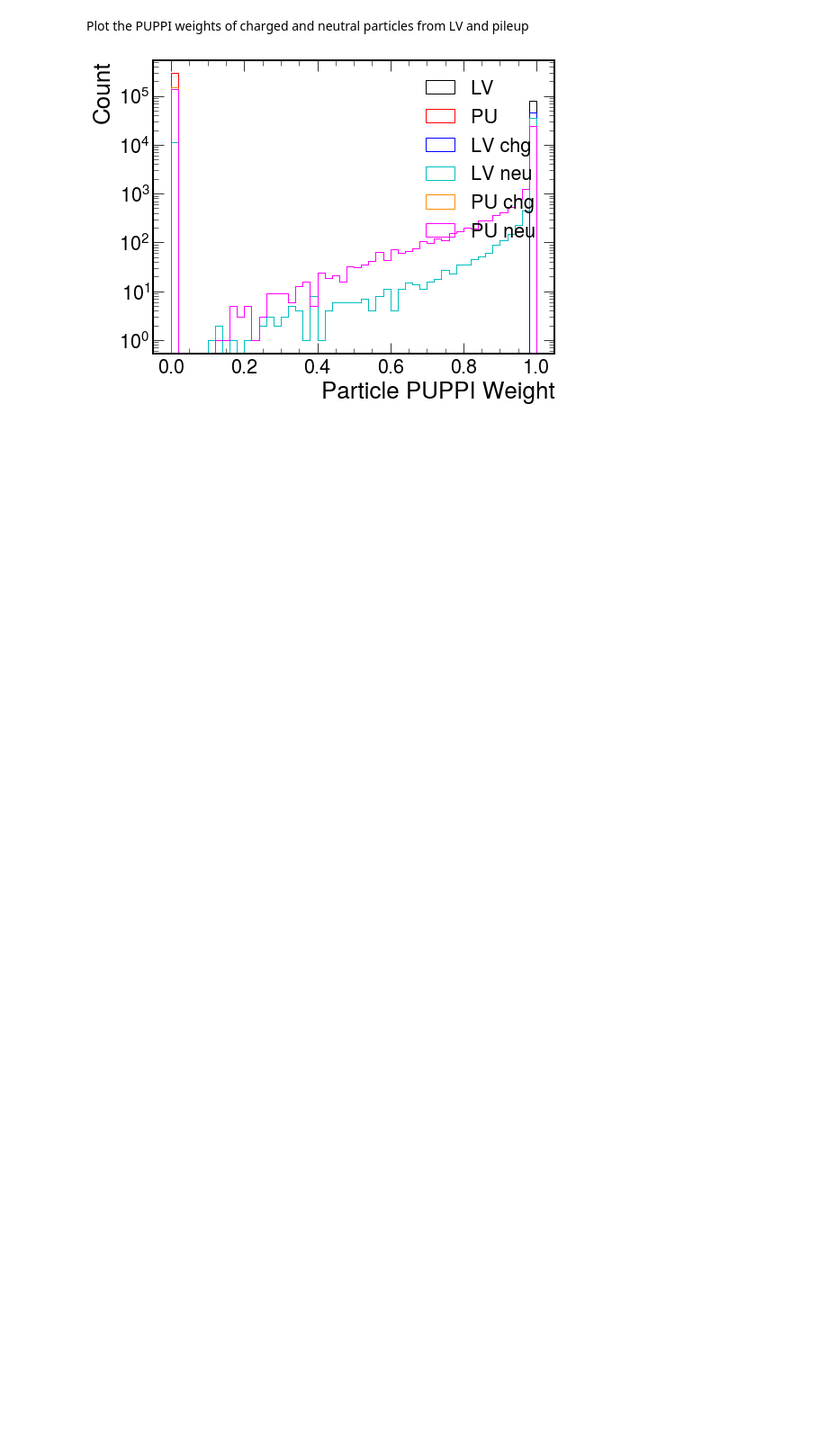
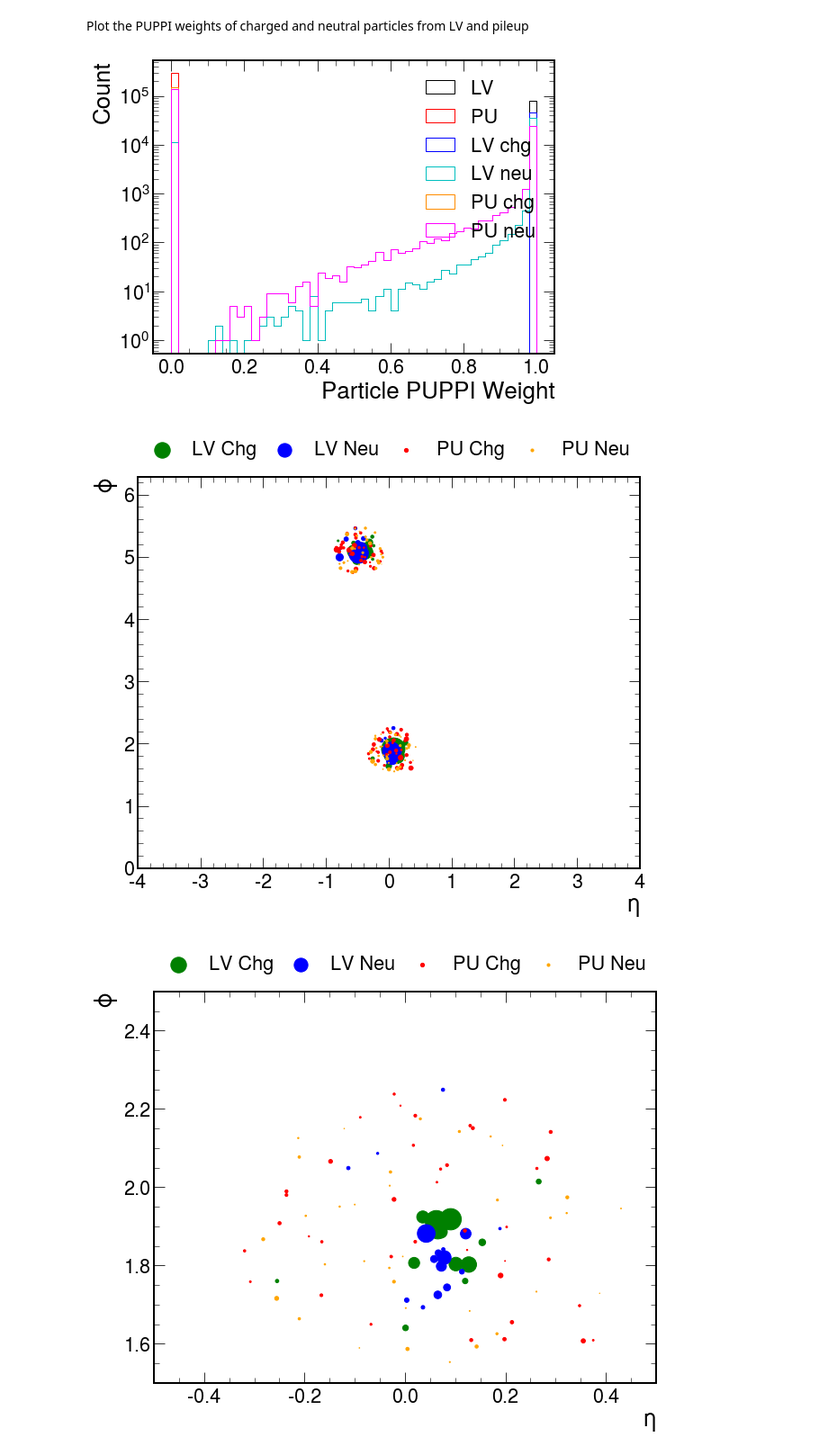
Before and after one commit to gpaspala/PFCands, a Jupyter notebook: PUMMLDataset.ipynb, the cells around one changed output. Shown at 90% size. Cells and saved outputs as stored; diff of their text form; code cells hidden in the pictures; blank space fills up the shorter version.

Commit message:
add event display in pumml dataset

```diff
--- a/PUMMLDataset.ipynb
+++ b/PUMMLDataset.ipynb
@@ -130,3 +130,47 @@ plt.legend()
 plt.show()
 # %% [output]
 [figure]
+# %%
+ievt = 10
+event = events[ievt]
+# remove zero padded particles
+event = event[event[:, 0]>0]
+event_LV_chg = (event[:, 3]!=0) & (event[:, 4]==0)
+event_LV_neu = (event[:, 3]==0) & (event[:, 4]==0)
+event_PU_chg = (event[:, 3]!=0) & (event[:, 4]!=0)
+event_PU_neu = (event[:, 3]==0) & (event[:, 4]!=0)
+
+fig=plt.figure(figsize=(10,8))
+ax = fig.add_subplot(1, 1, 1)
+ax.scatter(event[event_LV_chg, 1],  event[event_LV_chg, 2],  s=event[event_LV_chg, 0]*20.0,   c='green', label='LV Chg')
+ax.scatter(event[event_LV_neu, 1],  event[event_LV_neu, 2],  s=event[event_LV_neu, 0]*20.0,   c='blue', label='LV Neu')
+ax.scatter(event[event_PU_chg, 1],  event[event_PU_chg, 2],  s=event[event_PU_chg, 0]*20.0,   c='red', label='PU Chg')
+ax.scatter(event[event_PU_neu, 1],  event[event_PU_neu, 2],  s=event[event_PU_neu, 0]*20.0,   c='orange', label='PU Neu')
+ax.set_ylabel(r'$\phi$')
+#plt.xticks(np.arange(-np.pi, np.pi))
+ax.set_ylim(0, 2*np.pi)
+#ax.set_ylim(1.5, 2.5)
+ax.set_xlabel(r'$\eta$')
+ax.set_xlim(-4, 4)
+ax.legend(bbox_to_anchor=(0., 1.02, 1., .102), loc='lower left', ncol=4, mode="expand", borderaxespad=0.)
+#plt.yticks(np.arange(-3.0, 3.0))
+plt.show()
+
+fig=plt.figure(figsize=(10,8))
+ax = fig.add_subplot(1, 1, 1)
+ax.scatter(event[event_LV_chg, 1],  event[event_LV_chg, 2],  s=event[event_LV_chg, 0]*20.0,   c='green', label='LV Chg')
+ax.scatter(event[event_LV_neu, 1],  event[event_LV_neu, 2],  s=event[event_LV_neu, 0]*20.0,   c='blue', label='LV Neu')
+ax.scatter(event[event_PU_chg, 1],  event[event_PU_chg, 2],  s=event[event_PU_chg, 0]*20.0,   c='red', label='PU Chg')
+ax.scatter(event[event_PU_neu, 1],  event[event_PU_neu, 2],  s=event[event_PU_neu, 0]*20.0,   c='orange', label='PU Neu')
+ax.set_ylabel(r'$\phi$')
+#plt.xticks(np.arange(-np.pi, np.pi))
+#ax.set_ylim(0, 2*np.pi)
+ax.set_ylim(1.5, 2.5)
+ax.set_xlabel(r'$\eta$')
+ax.set_xlim(-0.5, 0.5)
+ax.legend(bbox_to_anchor=(0., 1.02, 1., .102), loc='lower left', ncol=4, mode="expand", borderaxespad=0.)
+#plt.yticks(np.arange(-3.0, 3.0))
+plt.show()
+# %% [output]
+[figure, added]
+[figure, added]
```
Also changed, not shown: parts of 1 cell of this notebook.
